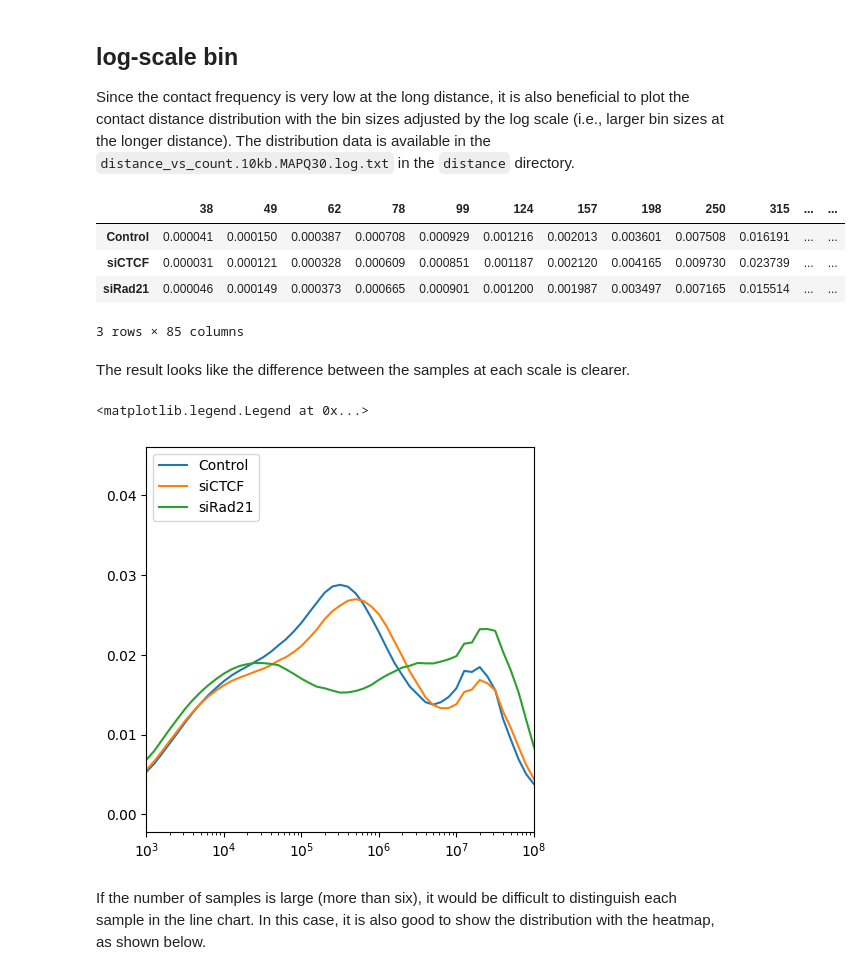
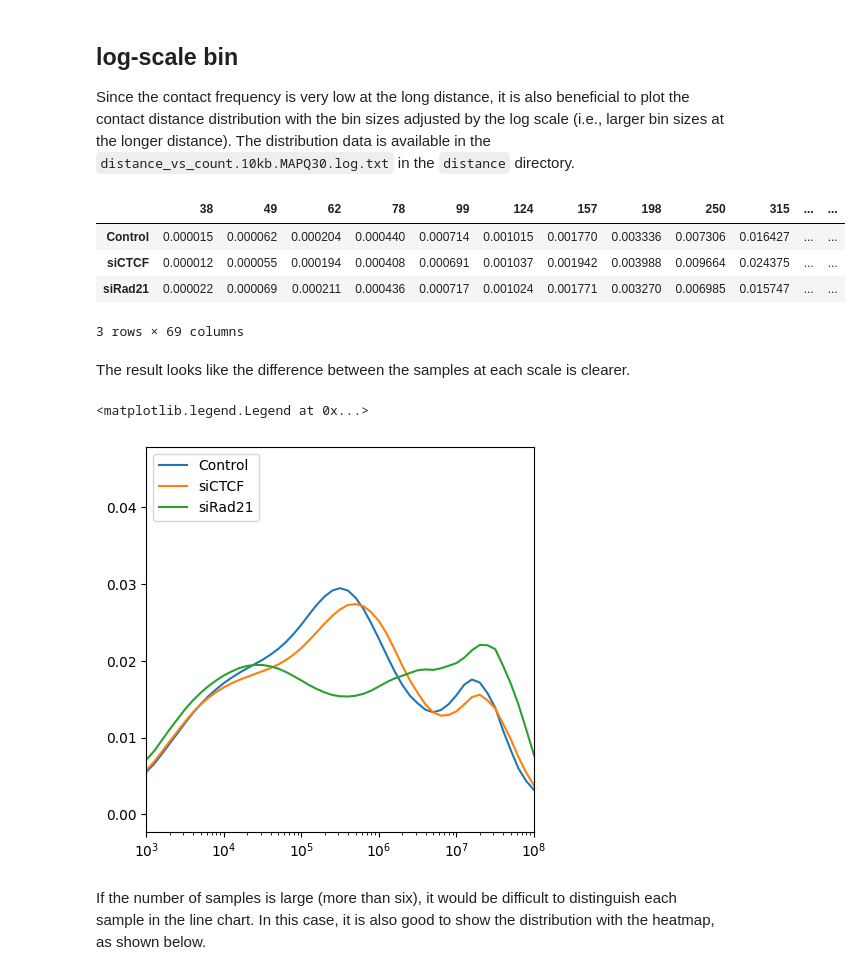
Before and after one commit to rnakato/CustardPy, a Jupyter notebook: docs/content/ContactDistancePlot.ipynb, the cells around one changed output. Drawn from its saved outputs; the diff is of its cells as text; code cells hidden in the pictures.

```diff
--- a/docs/content/ContactDistancePlot.ipynb
+++ b/docs/content/ContactDistancePlot.ipynb
@@ -21,7 +23,7 @@ Create `Jdata` object containing the distribution data of all samples.
 # %%
 dfarray = []
 for sample in samplelist:
-    path = f'CustardPyResults_Hi-C/Juicer_hg38/{sample}/distance/distance_vs_count.10kb.MAPQ30.txt'
+    path = f'CustardPyResults_Hi-C/Juicer_hg38/{sample}/distance/distance_vs_count.MAPQ30.txt'
     df = pd.read_csv(path, sep="|", header=None, index_col=0)
     df_normalized = df / df.sum()
     df_normalized.columns = [sample]
@@ -80,26 +82,26 @@ The distribution data is available in the `distance_vs_count.10kb.MAPQ30.log.txt
 # %%
 dfarray = []
 for sample in samplelist:
-    path = f'CustardPyResults_Hi-C/Juicer_hg38/{sample}/distance/distance_vs_count.10kb.MAPQ30.log.txt'
+    path = f'CustardPyResults_Hi-C/Juicer_hg38/{sample}/distance/distance_vs_count.MAPQ30.log.txt'
     df = pd.read_csv(path, sep="|", header=None, index_col=0)
     df = df/df.sum()
     df.columns = [sample]
     dfarray.append(df)
 
 Jdata = pd.concat(dfarray, axis=1)
 
 def f_str(x):
     return int(str(x).split('-')[1])
 
 Jdata.index =Jdata.index.map(f_str)
 Jdata = Jdata.T
 Jdata
 # %% [output]
 |  | 38 | 49 | 62 | 78 | 99 | 124 | 157 | 198 | 250 | 315 | ... | ... |
-| Control | 0.000041 | 0.000150 | 0.000387 | 0.000708 | 0.000929 | 0.001216 | 0.002013 | 0.003601 | 0.007508 | 0.016191 | ... | ... |
-| siCTCF | 0.000031 | 0.000121 | 0.000328 | 0.000609 | 0.000851 | 0.001187 | 0.002120 | 0.004165 | 0.009730 | 0.023739 | ... | ... |
-| siRad21 | 0.000046 | 0.000149 | 0.000373 | 0.000665 | 0.000901 | 0.001200 | 0.001987 | 0.003497 | 0.007165 | 0.015514 | ... | ... |
+| Control | 0.000015 | 0.000062 | 0.000204 | 0.000440 | 0.000714 | 0.001015 | 0.001770 | 0.003336 | 0.007306 | 0.016427 | ... | ... |
+| siCTCF | 0.000012 | 0.000055 | 0.000194 | 0.000408 | 0.000691 | 0.001037 | 0.001942 | 0.003988 | 0.009664 | 0.024375 | ... | ... |
+| siRad21 | 0.000022 | 0.000069 | 0.000211 | 0.000436 | 0.000717 | 0.001024 | 0.001771 | 0.003270 | 0.006985 | 0.015747 | ... | ... |
-3 rows × 85 columns
+3 rows × 69 columns
 # %% [markdown]
 The result looks like the difference between the samples at each scale is clearer.
 # %%
@@ -114,7 +116,7 @@ plt.xlim(1e+3,1e+8)
 plt.legend(loc="upper left")
 # %% [output]
 <matplotlib.legend.Legend at 0x...>
-[figure, old version]
+[figure, new version]
 # %% [markdown]
 If the number of samples is large (more than six), it would be difficult to distinguish each sample in the line chart.
 In this case, it is also good to show the distribution with the heatmap, as shown below.
```
Also changed, not shown: parts of 5 cells of this notebook, 6 other files.
